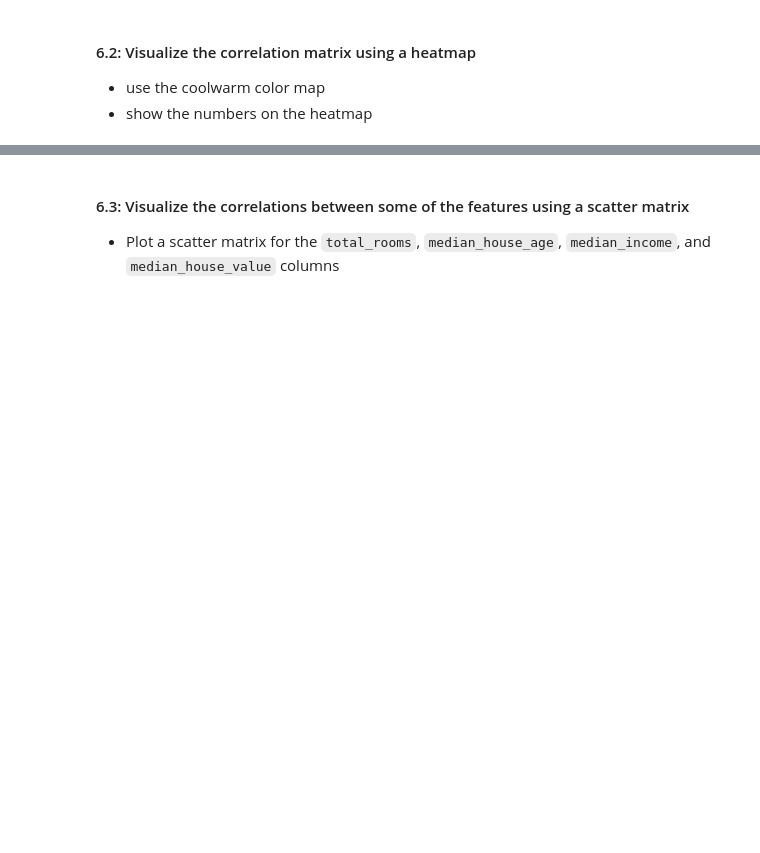
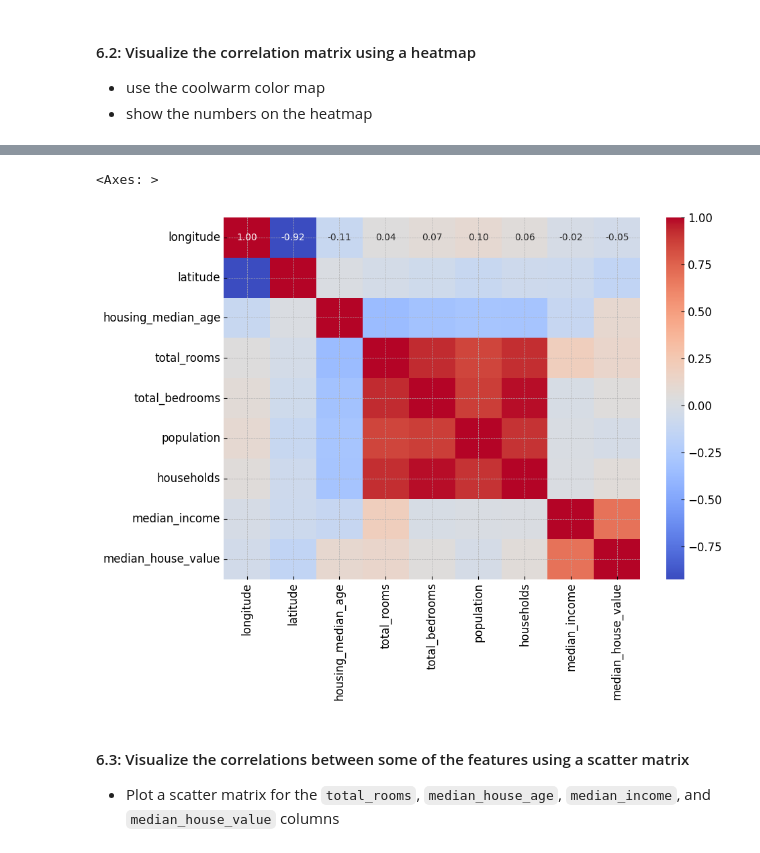
Before and after one commit to IT4063-Spring2025/eda-assignment-ravinayakk, a Jupyter notebook: notebook.ipynb, the cells around one changed output, grey strips where cells are left out. Drawn from its saved outputs; the diff is of its cells as text; code cells hidden in the pictures; blank space fills up the shorter version.

```diff
--- a/notebook.ipynb
+++ b/notebook.ipynb
@@ -296,3 +292,11 @@ TypeError: DataFrame.drop() got an unexpected keyword argument 'colorbar'
+# %%
+# 💻 Plot the correlation matrix as a heatmap
+corr_matrix = housing.drop('ocean_proximity', axis=1).corr()
+plt.figure(figsize=(10, 7))
+sns.heatmap(corr_matrix, annot=True, cmap='coolwarm', fmt=".2f")
+# %% [output]
+<Axes: >
+[figure, added]
 # %% [markdown]
 #### 6.3: Visualize the correlations between some of the features using a scatter matrix
 - Plot a scatter matrix for the `total_rooms`, `median_house_age`, `median_income`, and `median_house_value` columns
```
Also changed, not shown: parts of 5 cells of this notebook.
